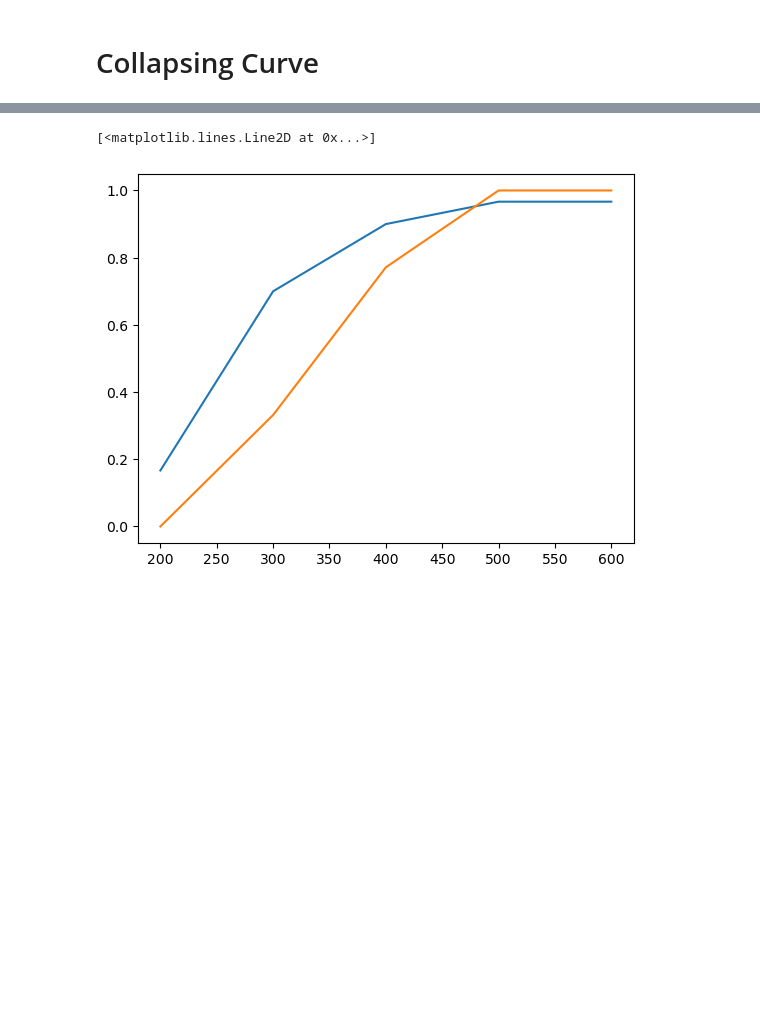
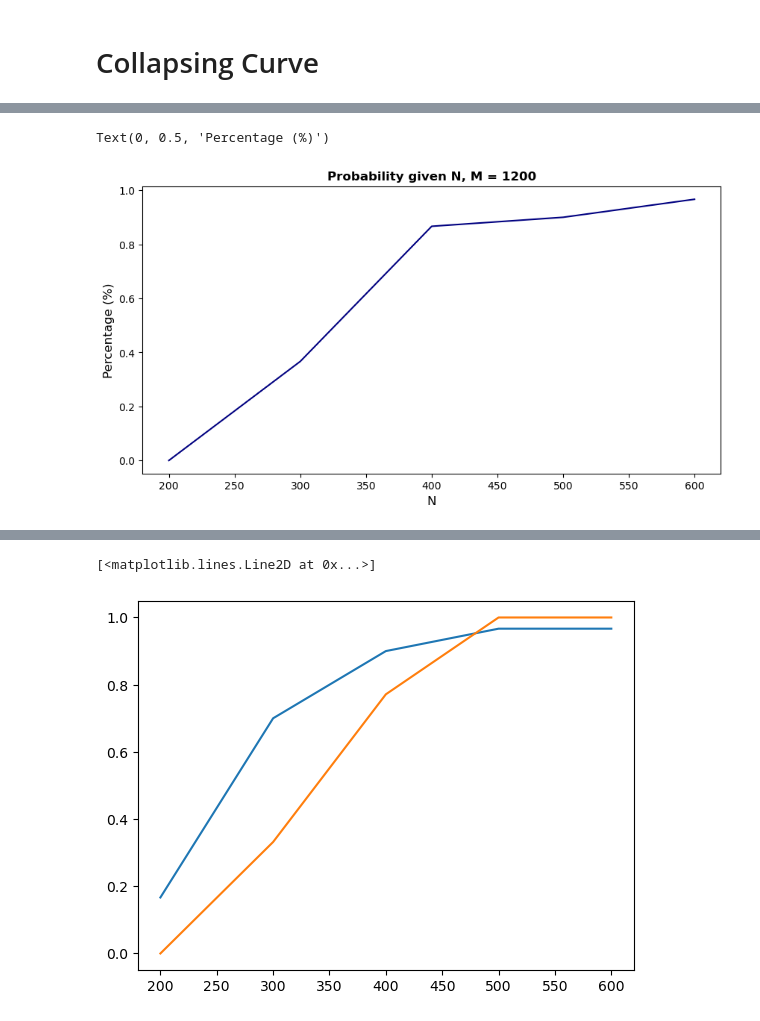
Before and after one commit to vittoriomanfriani/KSAT, a Jupyter notebook: Analysis.ipynb, the cells around one changed output, grey strips where cells are left out. Cells and saved outputs as stored; diff of their text form; code cells hidden in the pictures; blank space fills up the shorter version.

```diff
--- a/Analysis.ipynb
+++ b/Analysis.ipynb
@@ -181,0 +184,13 @@ array([3.02      , 2.50666667, 2.37      , 2.1       , 1.75      ])
+# %%
+percentage_solved_N = {}
+for n in tqdm(N):
+    percentage_solved_N[n] = KSAT_properties.empirical_probability(M = 800, N = n)
+# %%
+fig, ax = plt.subplots(figsize = (10, 5))
+ax.plot(percentage_solved_N.keys(), percentage_solved_N.values(), color = 'navy')
+ax.set_title('Probability given N, M = 1200', fontsize=12, fontweight="bold")
+ax.set_xlabel('N', fontsize=12)
+ax.set_ylabel('Percentage (%)', fontsize=12)
+# %% [output]
+Text(0, 0.5, 'Percentage (%)')
+[figure, added]
```
Also changed, not shown: parts of 8 cells of this notebook, 1 other file.
